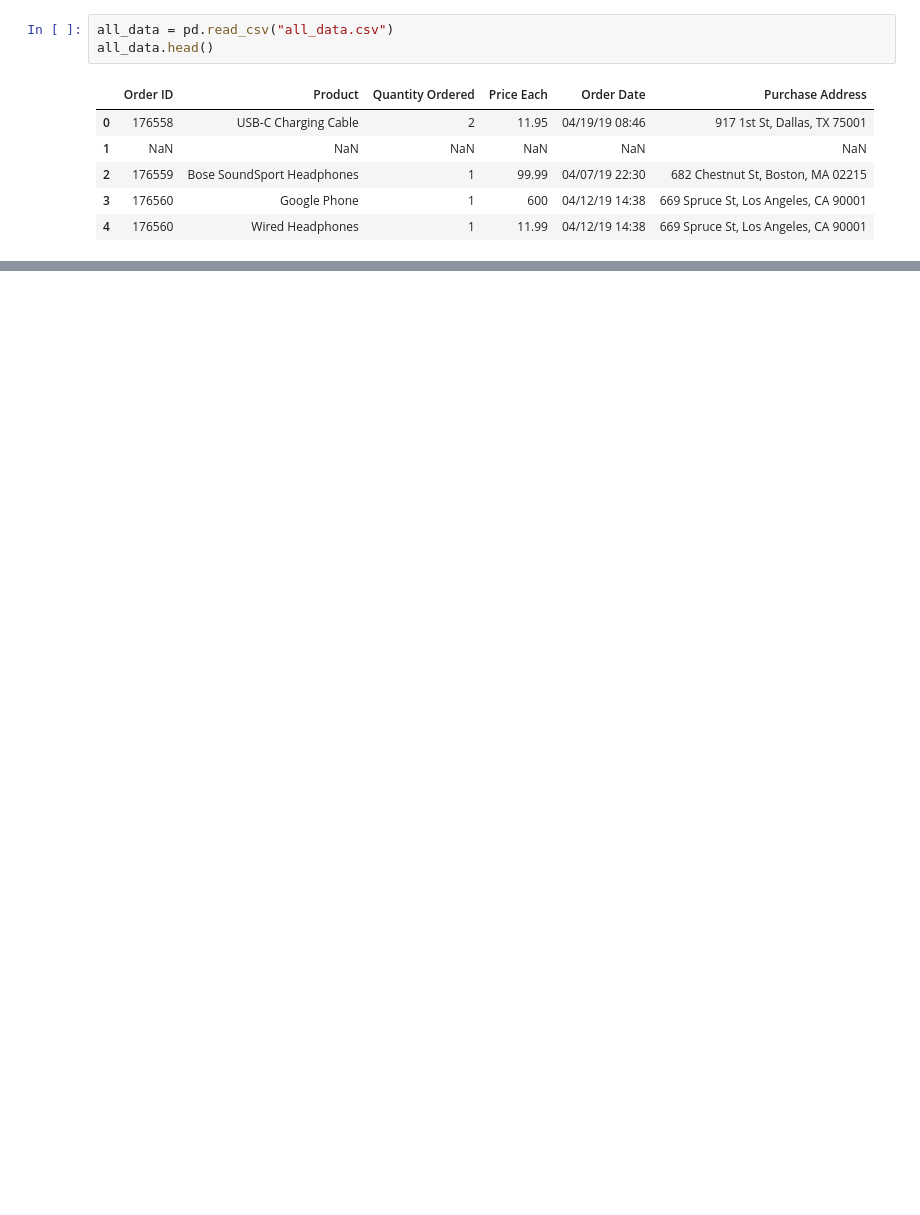
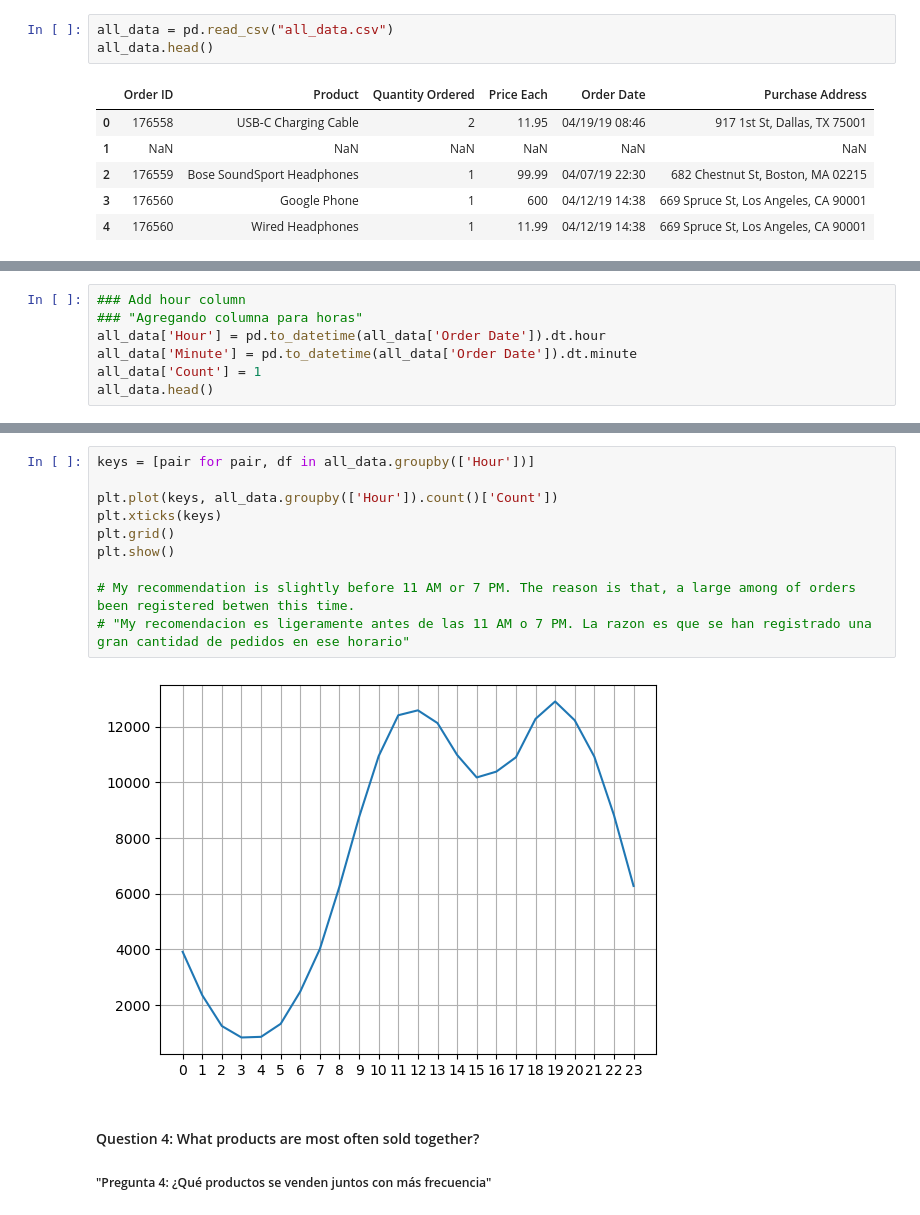
Before and after one commit to jcalfaroc790/Repository-First, a Jupyter notebook: Sales Analysis_rep .ipynb, the cells around one changed output, grey strips where cells are left out. Saved outputs shown, nothing was run; the diff lists cells and outputs as text; blank space fills up the shorter version.

```diff
--- a/Sales Analysis_rep .ipynb
+++ b/Sales Analysis_rep .ipynb
@@ -62,0 +204,7 @@ ValueError: cannot convert float NaN to integer
+# %%
+### Add hour column
+### "Agregando columna para horas"
+all_data['Hour'] = pd.to_datetime(all_data['Order Date']).dt.hour
+all_data['Minute'] = pd.to_datetime(all_data['Order Date']).dt.minute
+all_data['Count'] = 1
+all_data.head()
@@ -62,0 +218,15 @@ ValueError: cannot convert float NaN to integer
+# %%
+keys = [pair for pair, df in all_data.groupby(['Hour'])]
+
+plt.plot(keys, all_data.groupby(['Hour']).count()['Count'])
+plt.xticks(keys)
+plt.grid()
+plt.show()
+
+# My recommendation is slightly before 11 AM or 7 PM. The reason is that, a large among of orders been registered betwen this time.
+# "My recomendacion es ligeramente antes de las 11 AM o 7 PM. La razon es que se han registrado una gran cantidad de pedidos en ese horario"
+# %% [output]
+[figure, added]
+# %% [markdown]
+#### Question 4: What products are most often sold together?
+##### "Pregunta 4: ¿Qué productos se venden juntos con más frecuencia"
```
Also changed, not shown: parts of 44 cells of this notebook.
